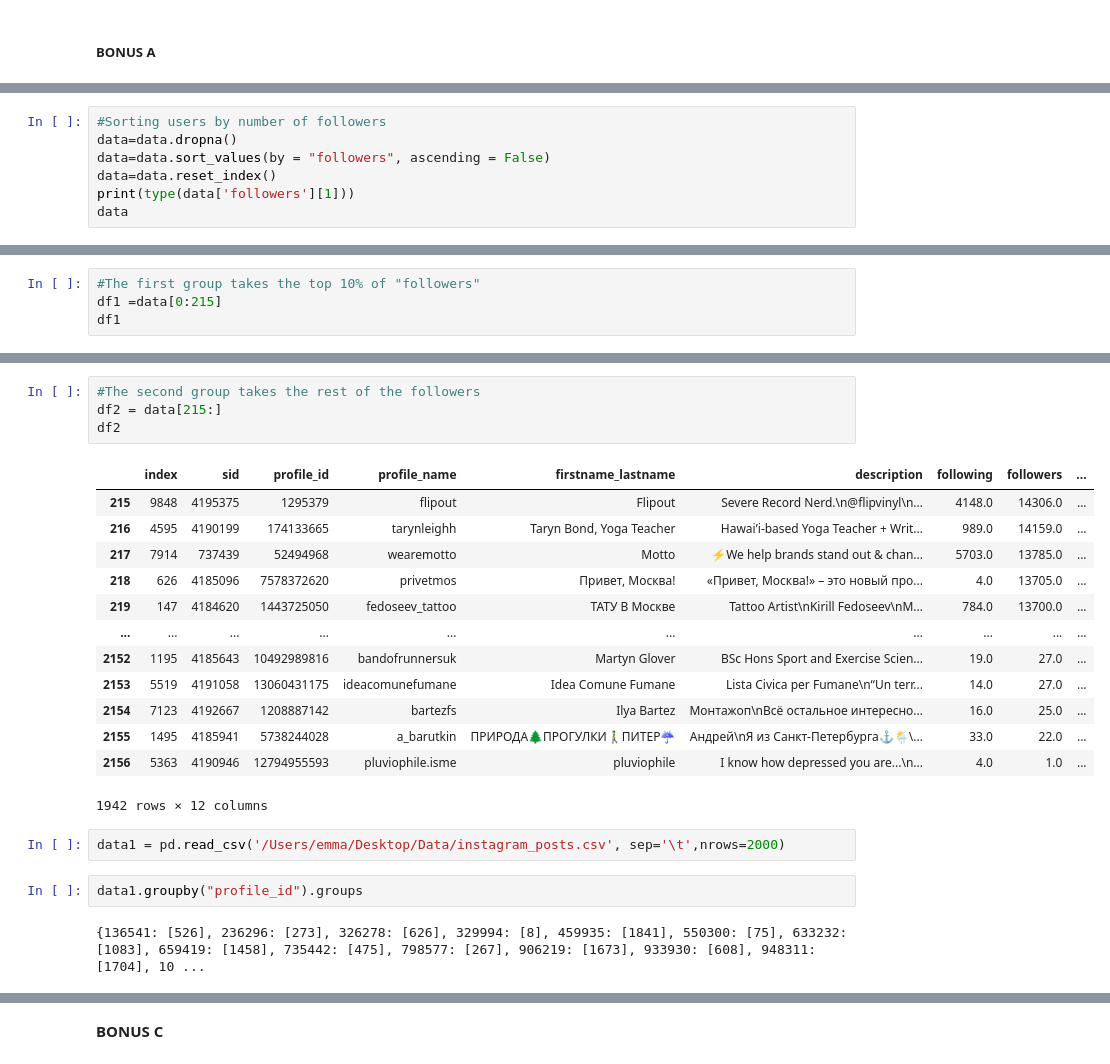
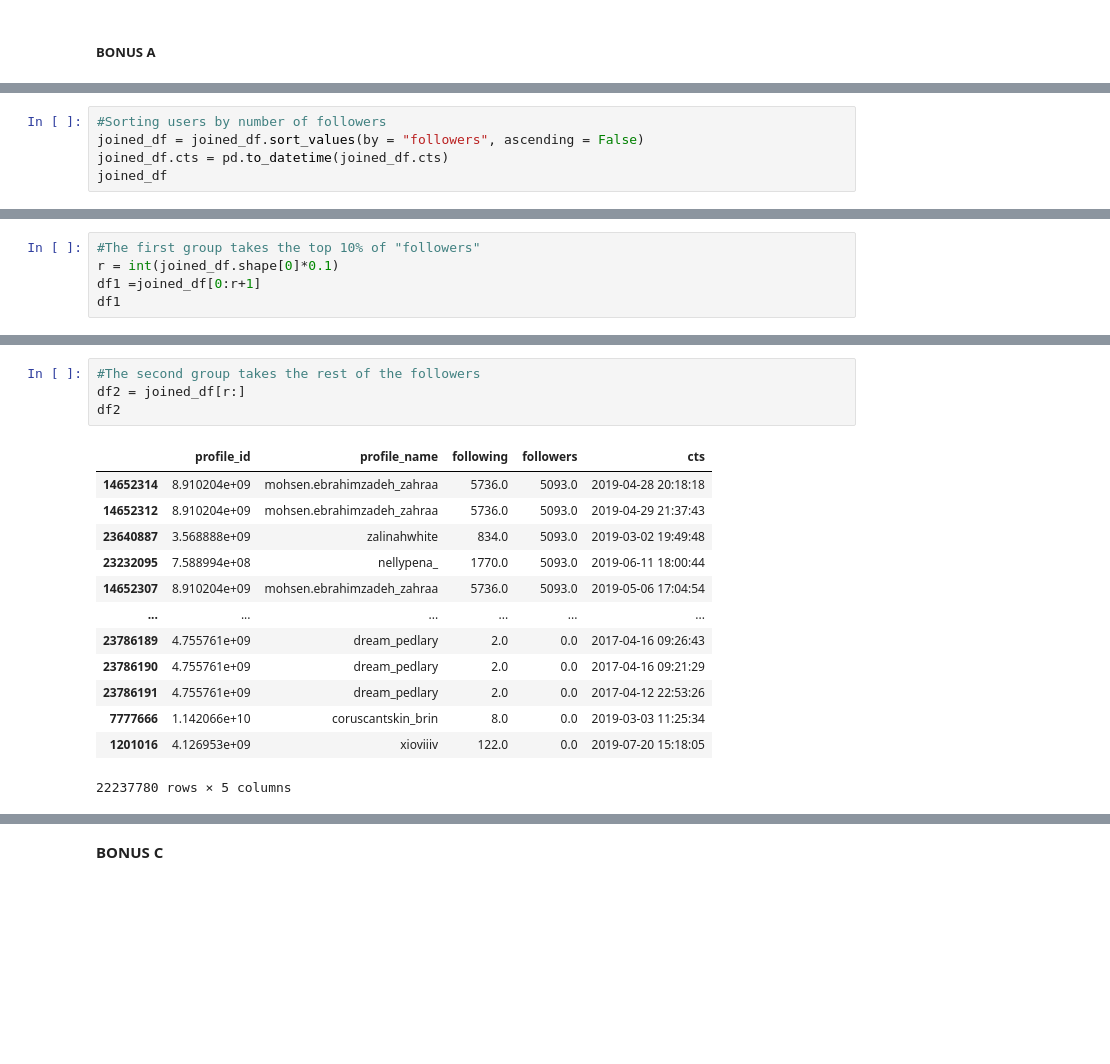
Before and after one commit to maryyyyna/ADM-HW2-Group14, a Jupyter notebook: main.ipynb, the cells around one changed output, grey strips where cells are left out. Saved outputs shown, nothing was run; the diff lists cells and outputs as text; blank space fills up the shorter version.

```diff
--- a/main.ipynb
+++ b/main.ipynb
@@ -825,8 +821,6 @@ data = pd.read_csv('/Users/emma/Desktop/Data/instagram_profiles.csv', sep='\t',n
 # %%
 #Sorting users by number of followers
-data=data.dropna()
-data=data.sort_values(by = "followers", ascending = False)
-data=data.reset_index()
-print(type(data['followers'][1]))
-data
+joined_df = joined_df.sort_values(by = "followers", ascending = False)
+joined_df.cts = pd.to_datetime(joined_df.cts)
+joined_df
 # %% [output]
@@ -847,5 +840,6 @@ data
 # %%
 #The first group takes the top 10% of "followers"
-df1 =data[0:215]
+r = int(joined_df.shape[0]*0.1)
+df1 =joined_df[0:r+1]
 df1
 # %% [output]
@@ -865,24 +859,18 @@ df1
 # %%
 #The second group takes the rest of the followers
-df2 = data[215:]
+df2 = joined_df[r:]
 df2
 # %% [output]
-|  | index | sid | profile_id | profile_name | firstname_lastname | description | following | followers | ... |
-| 215 | 9848 | 4195375 | 1295379 | flipout | Flipout | Severe Record Nerd.\n@flipvinyl\n... | 4148.0 | 14306.0 | ... |
-| 216 | 4595 | 4190199 | 174133665 | tarynleighh | Taryn Bond, Yoga Teacher | Hawai’i-based Yoga Teacher + Writ... | 989.0 | 14159.0 | ... |
-| 217 | 7914 | 737439 | 52494968 | wearemotto | Motto | ⚡️We help brands stand out & chan... | 5703.0 | 13785.0 | ... |
-| 218 | 626 | 4185096 | 7578372620 | privetmos | Привет, Москва! | «Привет, Москва!» – это новый про... | 4.0 | 13705.0 | ... |
-| 219 | 147 | 4184620 | 1443725050 | fedoseev_tattoo | ТАТУ В Москве | Tattoo Artist\nKirill Fedoseev\nM... | 784.0 | 13700.0 | ... |
-| ... | ... | ... | ... | ... | ... | ... | ... | ... | ... |
-| 2152 | 1195 | 4185643 | 10492989816 | bandofrunnersuk | Martyn Glover | BSc Hons Sport and Exercise Scien... | 19.0 | 27.0 | ... |
-| 2153 | 5519 | 4191058 | 13060431175 | ideacomunefumane | Idea Comune Fumane | Lista Civica per Fumane\n“Un terr... | 14.0 | 27.0 | ... |
-| 2154 | 7123 | 4192667 | 1208887142 | bartezfs | Ilya Bartez | Монтажоп\nВсё остальное интересно... | 16.0 | 25.0 | ... |
-| 2155 | 1495 | 4185941 | 5738244028 | a_barutkin | ПРИРОДА🌲ПРОГУЛКИ🚶‍♂️ПИТЕР☔ | Андрей\nЯ из Санкт-Петербурга⚓🌦️\... | 33.0 | 22.0 | ... |
-| 2156 | 5363 | 4190946 | 12794955593 | pluviophile.isme | pluviophile | I know how depressed you are...\n... | 4.0 | 1.0 | ... |
+|  | profile_id | profile_name | following | followers | cts |
+| 14652314 | 8.910204e+09 | mohsen.ebrahimzadeh_zahraa | 5736.0 | 5093.0 | 2019-04-28 20:18:18 |
+| 14652312 | 8.910204e+09 | mohsen.ebrahimzadeh_zahraa | 5736.0 | 5093.0 | 2019-04-29 21:37:43 |
+| 23640887 | 3.568888e+09 | zalinahwhite | 834.0 | 5093.0 | 2019-03-02 19:49:48 |
+| 23232095 | 7.588994e+08 | nellypena_ | 1770.0 | 5093.0 | 2019-06-11 18:00:44 |
+| 14652307 | 8.910204e+09 | mohsen.ebrahimzadeh_zahraa | 5736.0 | 5093.0 | 2019-05-06 17:04:54 |
+| ... | ... | ... | ... | ... | ... |
+| 23786189 | 4.755761e+09 | dream_pedlary | 2.0 | 0.0 | 2017-04-16 09:26:43 |
+| 23786190 | 4.755761e+09 | dream_pedlary | 2.0 | 0.0 | 2017-04-16 09:21:29 |
+| 23786191 | 4.755761e+09 | dream_pedlary | 2.0 | 0.0 | 2017-04-12 22:53:26 |
+| 7777666 | 1.142066e+10 | coruscantskin_brin | 8.0 | 0.0 | 2019-03-03 11:25:34 |
+| 1201016 | 4.126953e+09 | xioviiiv | 122.0 | 0.0 | 2019-07-20 15:18:05 |
-1942 rows × 12 columns
+22237780 rows × 5 columns
-# %%
-data1 = pd.read_csv('/Users/emma/Desktop/Data/instagram_posts.csv', sep='\t',nrows=2000)
-# %%
-data1.groupby("profile_id").groups
-# %% [output]
-{136541: [526], 236296: [273], 326278: [626], 329994: [8], 459935: [1841], 550300: [75], 633232: [1083], 659419: [1458], 735442: [475], 798577: [267], 906219: [1673], 933930: [608], 948311: [1704], 10 ...
```
Also changed, not shown: parts of 12 cells of this notebook.
